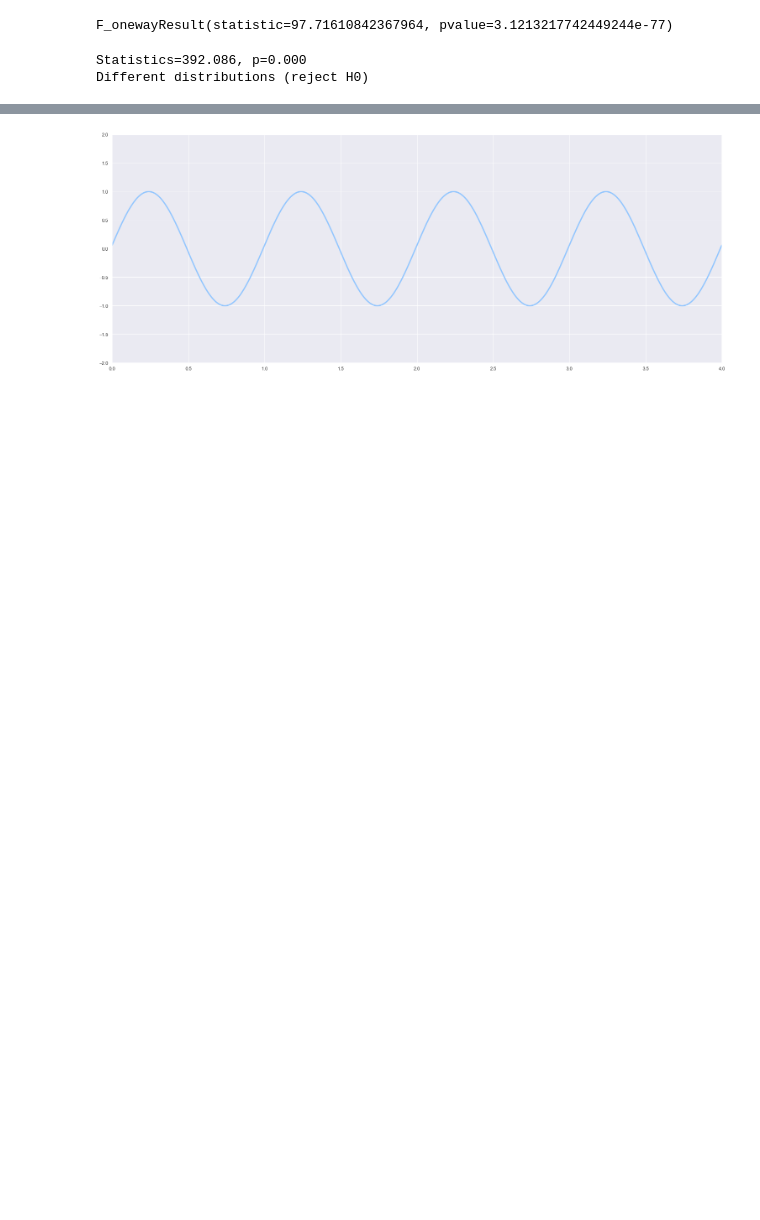
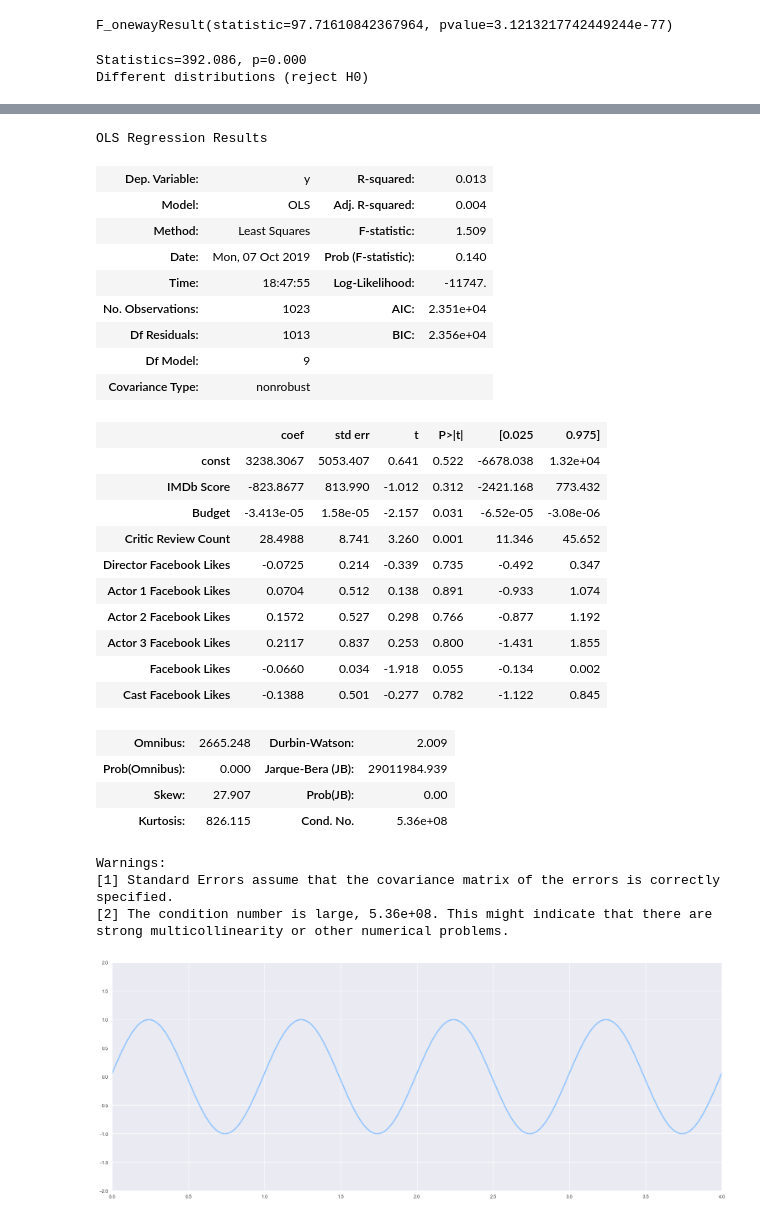
Before and after one commit to PedroSF88/SMU_Project_Group_1, a Jupyter notebook: analysis_kevin.ipynb, the cells around one changed output, grey strips where cells are left out. Cells and saved outputs as stored; diff of their text form; code cells hidden in the pictures; blank space fills up the shorter version.

```diff
--- a/analysis_kevin.ipynb
+++ b/analysis_kevin.ipynb
@@ -292,0 +314,46 @@ Different distributions (reject H0)
+# %%
+movie = movie.dropna()
+# %%
+x_columns = ['IMDb Score', 'Budget', 'Critic Review Count', 'Director Facebook Likes',
+             'Actor 1 Facebook Likes', 'Actor 2 Facebook Likes', 'Actor 3 Facebook Likes',
+             'Facebook Likes', 'Cast Facebook Likes']
+y2_column = 'roi'
+
+X = [list(row.values) for _, row in movie[x_columns].iterrows()]
+X_OLS = sm.add_constant(X)
+y2 = movie[y2_column].values
+
+model = sm.OLS(y2, X_OLS)
+model.data.xnames = ['const'] + x_columns
+results = model.fit()
+results.summary()
+# %% [output]
+OLS Regression Results
+| Dep. Variable: | y | R-squared: | 0.013 |
+| Model: | OLS | Adj. R-squared: | 0.004 |
+| Method: | Least Squares | F-statistic: | 1.509 |
+| Date: | Mon, 07 Oct 2019 | Prob (F-statistic): | 0.140 |
+| Time: | 18:47:55 | Log-Likelihood: | -11747. |
+| No. Observations: | 1023 | AIC: | 2.351e+04 |
+| Df Residuals: | 1013 | BIC: | 2.356e+04 |
+| Df Model: | 9 |  |  |
+| Covariance Type: | nonrobust |  |  |
+|  | coef | std err | t | P>|t| | [0.025 | 0.975] |
+| const | 3238.3067 | 5053.407 | 0.641 | 0.522 | -6678.038 | 1.32e+04 |
+| IMDb Score | -823.8677 | 813.990 | -1.012 | 0.312 | -2421.168 | 773.432 |
+| Budget | -3.413e-05 | 1.58e-05 | -2.157 | 0.031 | -6.52e-05 | -3.08e-06 |
+| Critic Review Count | 28.4988 | 8.741 | 3.260 | 0.001 | 11.346 | 45.652 |
+| Director Facebook Likes | -0.0725 | 0.214 | -0.339 | 0.735 | -0.492 | 0.347 |
+| Actor 1 Facebook Likes | 0.0704 | 0.512 | 0.138 | 0.891 | -0.933 | 1.074 |
+| Actor 2 Facebook Likes | 0.1572 | 0.527 | 0.298 | 0.766 | -0.877 | 1.192 |
+| Actor 3 Facebook Likes | 0.2117 | 0.837 | 0.253 | 0.800 | -1.431 | 1.855 |
+| Facebook Likes | -0.0660 | 0.034 | -1.918 | 0.055 | -0.134 | 0.002 |
+| Cast Facebook Likes | -0.1388 | 0.501 | -0.277 | 0.782 | -1.122 | 0.845 |
+| Omnibus: | 2665.248 | Durbin-Watson: | 2.009 |
+| Prob(Omnibus): | 0.000 | Jarque-Bera (JB): | 29011984.939 |
+| Skew: | 27.907 | Prob(JB): | 0.00 |
+| Kurtosis: | 826.115 | Cond. No. | 5.36e+08 |
+Warnings:
+[1] Standard Errors assume that the covariance matrix of the errors is correctly specified.
+[2] The condition number is large, 5.36e+08. This might indicate that there are
+strong multicollinearity or other numerical problems.
```
Also changed, not shown: parts of 7 cells of this notebook, 4 other files.
